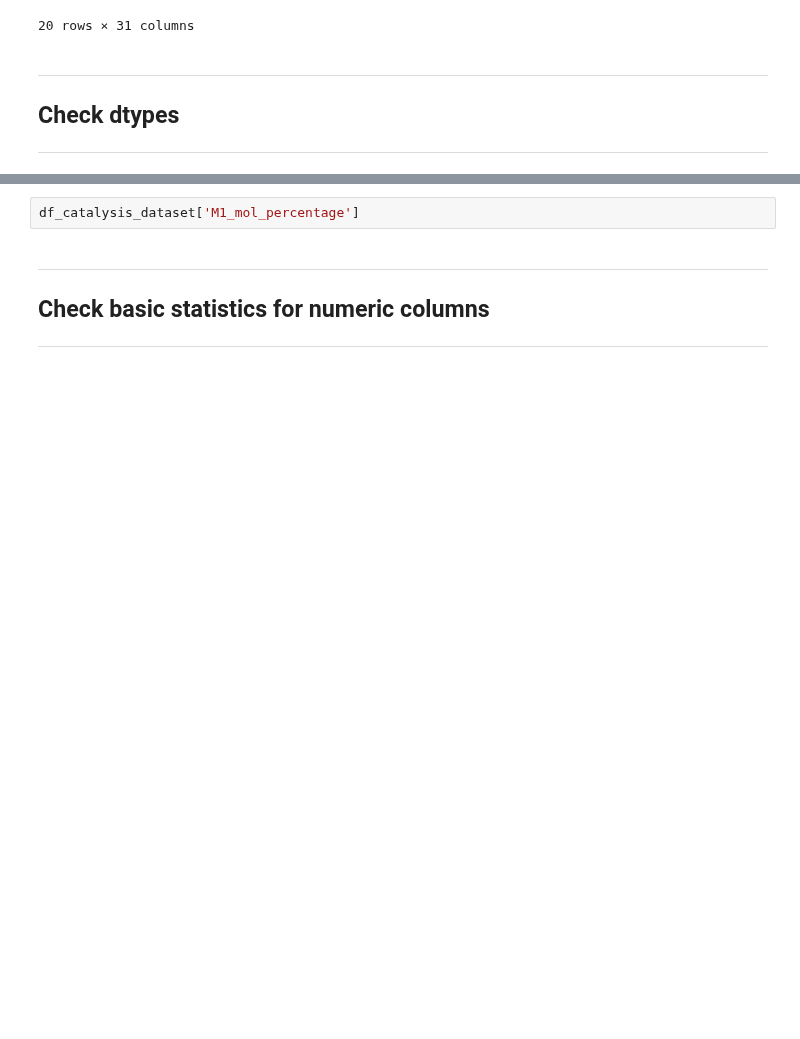
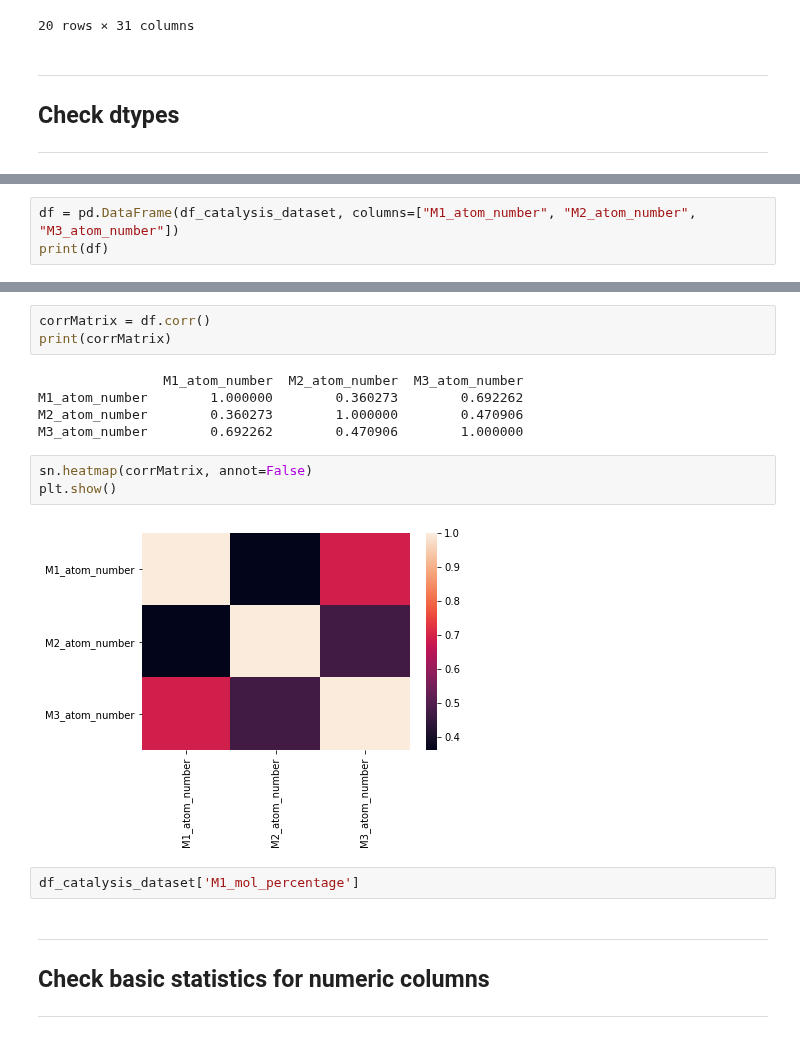
Before and after one commit to swamilikes2code/Python_based_Interactive_Scientific_Visualization, a Jupyter notebook: catalysis_visualization/notebook/catalysis_visualization.ipynb, the cells around one changed output, grey strips where cells are left out. Saved outputs shown, nothing was run; the diff lists cells and outputs as text; blank space fills up the shorter version.

Commit message:
Added playground for correlation matrix

```diff
--- a/catalysis_visualization/notebook/catalysis_visualization.ipynb
+++ b/catalysis_visualization/notebook/catalysis_visualization.ipynb
@@ -53,3 +55,6 @@ C2H4s                float64
 COs                  float64
 CO2s                 float64
 dtype: object
+# %%
+df = pd.DataFrame(df_catalysis_dataset, columns=["M1_atom_number", "M2_atom_number", "M3_atom_number"])
+print(df)
@@ -56,3 +77,16 @@ dtype: object
+# %%
+corrMatrix = df.corr()
+print(corrMatrix)
+# %% [output]
+                M1_atom_number  M2_atom_number  M3_atom_number
+M1_atom_number        1.000000        0.360273        0.692262
+M2_atom_number        0.360273        1.000000        0.470906
+M3_atom_number        0.692262        0.470906        1.000000
+# %%
+sn.heatmap(corrMatrix, annot=False)
+plt.show()
+# %% [output]
+[figure, added]
 # %%
 df_catalysis_dataset['M1_mol_percentage']
 # %% [markdown]
```
Also changed, not shown: parts of 4 cells of this notebook.
